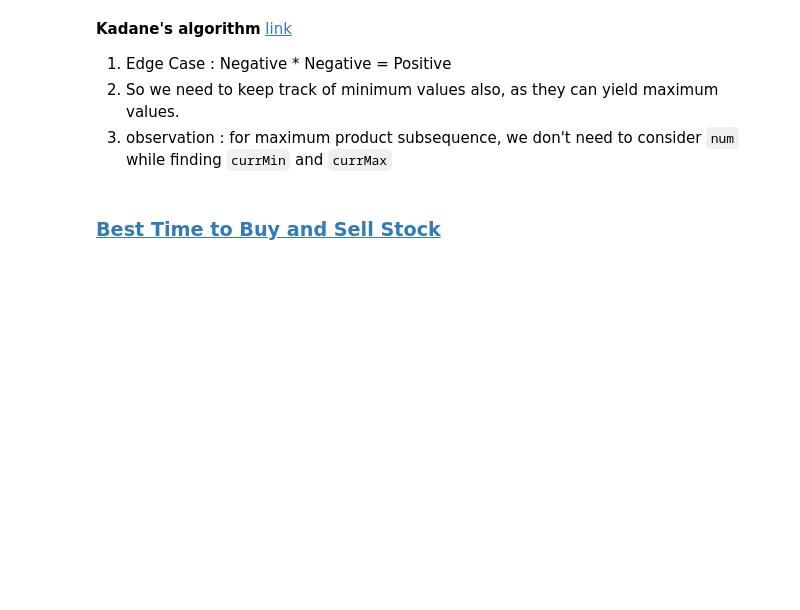
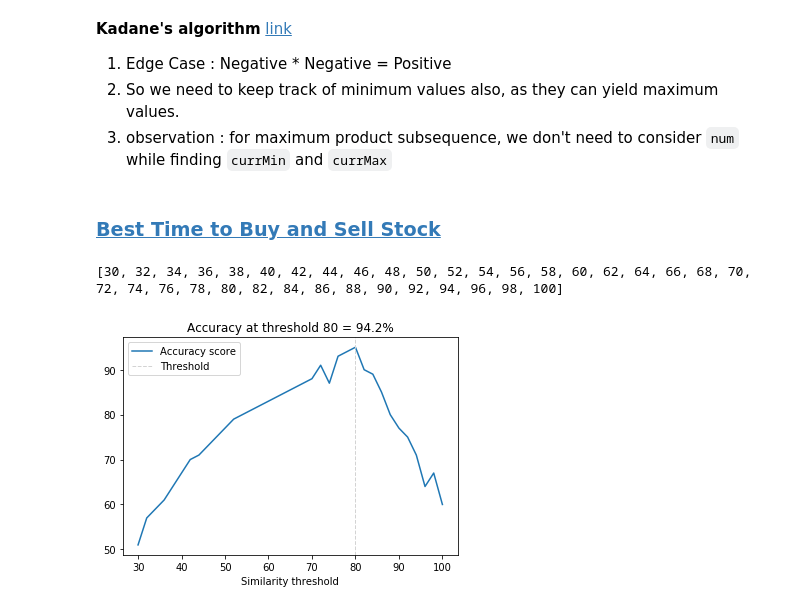
Before and after one commit to saiharshithreddy/DS-Algo-practice, a Jupyter notebook: Notebooks/DynamicProgramming.ipynb, the cells around one changed output. Drawn from its saved outputs; the diff is of its cells as text; code cells hidden in the pictures; blank space fills up the shorter version.

```diff
--- a/Notebooks/DynamicProgramming.ipynb
+++ b/Notebooks/DynamicProgramming.ipynb
@@ -341,0 +353,19 @@ class Solution:
+# %%
+opt_tau = 80
+opt_acc = 94.2
+f1_scores = [51, 57, 59, 61, 64, 67, 70, 71, 73, 75, 77,79, 80, 81, 82, 83, 84, 85, 86, 87, 88, 91, 87, 93, 94, 95, 90, 89, 85, 80, 77,75, 71, 64, 67, 60]
+# print(len(f1_scores))
+thresholds = list(range(30, 102, 2))
+
+print((thresholds))
+# thresholds = [0.3, 0.31, 0.32, 0.320.35, 0.40, 0.5, 0.55, 0.60, 0.65, 0.7, 0.75, 0.8, 0.85, 0.90]
+plt.plot(thresholds, f1_scores, label='Accuracy score');
+# plt.plot(thresholds, acc_scores, label='Accuracy');
+plt.axvline(x=opt_tau, linestyle='--', lw=1, c='lightgrey', label='Threshold')
+plt.title(f'Accuracy at threshold {opt_tau:} = {opt_acc:}%');
+plt.xlabel('Similarity threshold')
+plt.legend();
+plt.savefig('accuracyVsdistance.png')
+# %% [output]
+[30, 32, 34, 36, 38, 40, 42, 44, 46, 48, 50, 52, 54, 56, 58, 60, 62, 64, 66, 68, 70, 72, 74, 76, 78, 80, 82, 84, 86, 88, 90, 92, 94, 96, 98, 100]
+[figure, added]
```
Also changed, not shown: parts of 2 cells of this notebook, 28 other files.
